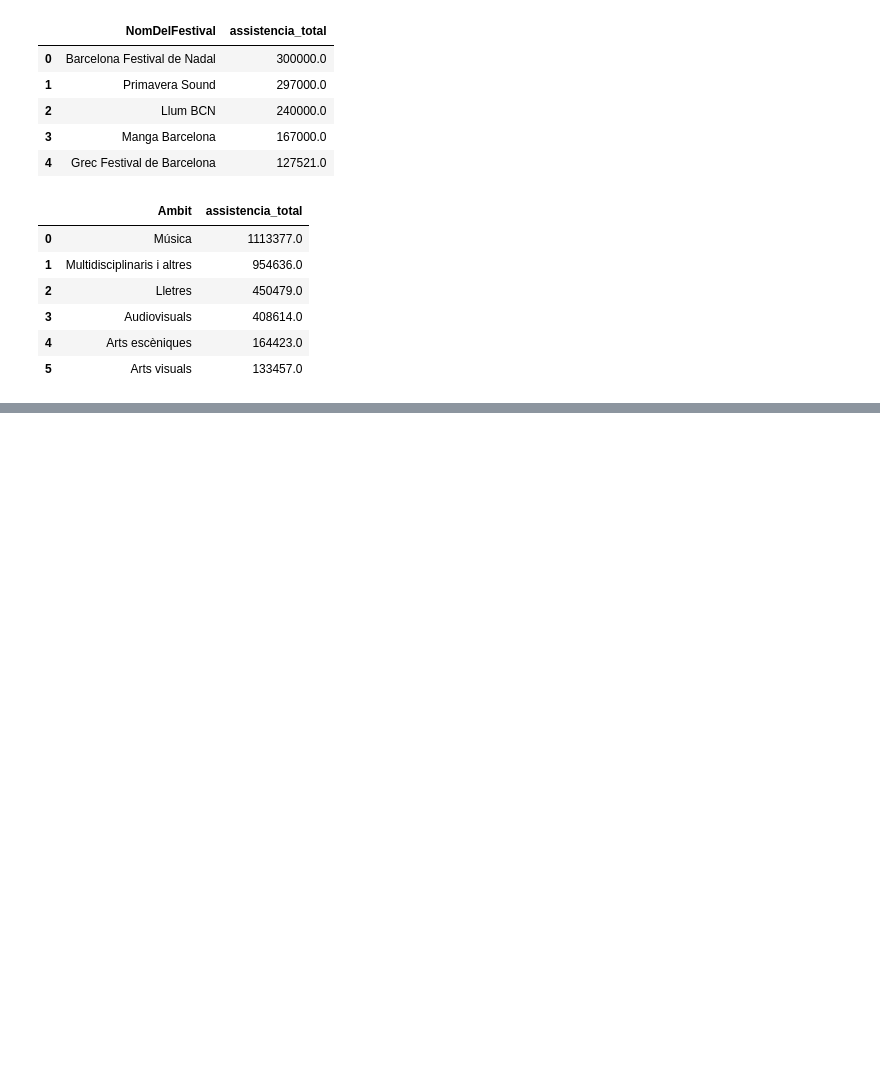
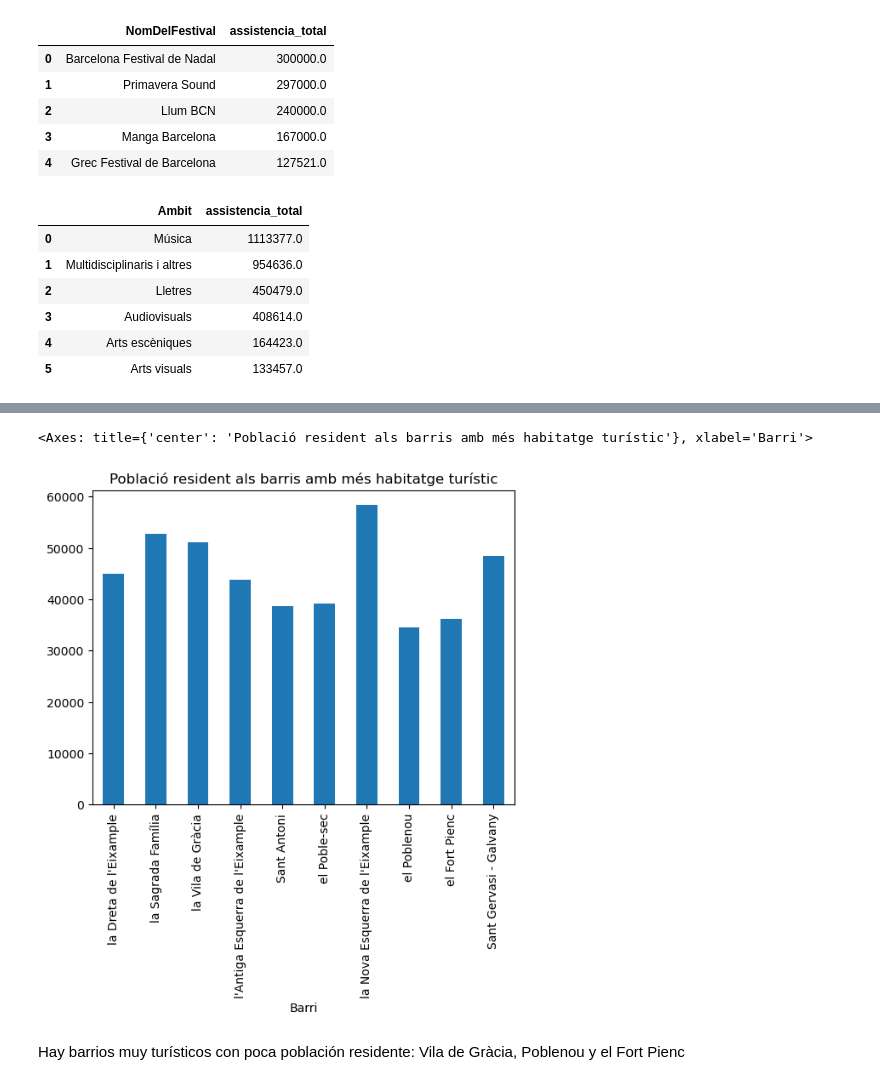
Before and after one commit to julio-bp/Cultura_Barcelona, a Jupyter notebook: proyecto3.ipynb, the cells around one changed output, grey strips where cells are left out. Cells and saved outputs as stored; diff of their text form; code cells hidden in the pictures; blank space fills up the shorter version.

```diff
--- a/proyecto3.ipynb
+++ b/proyecto3.ipynb
@@ -1638,0 +1689,7 @@ assistencia_per_ambit
+# %%
+top_turisme = (
+    df_barri_turisme_equip
+    .sort_values("Allotjaments_turistics_2024", ascending=False)
+    [["Nom_Districte", "Barri", "habitants", "Allotjaments_turistics_2024", "nivell_vivienda_turistica"]]
+    .head(10)
+)
@@ -1638,0 +1710,13 @@ assistencia_per_ambit
+# %%
+top_turisme.plot(
+    x="Barri",
+    y="habitants",
+    kind="bar",
+    legend=False,
+    title="Població resident als barris amb més habitatge turístic"
+)
+# %% [output]
+<Axes: title={'center': 'Població resident als barris amb més habitatge turístic'}, xlabel='Barri'>
+[figure, added]
+# %% [markdown]
+Hay barrios muy turísticos con poca población residente: Vila de Gràcia, Poblenou y el Fort Pienc
```
Also changed, not shown: parts of 61 cells of this notebook, 1 other file.
